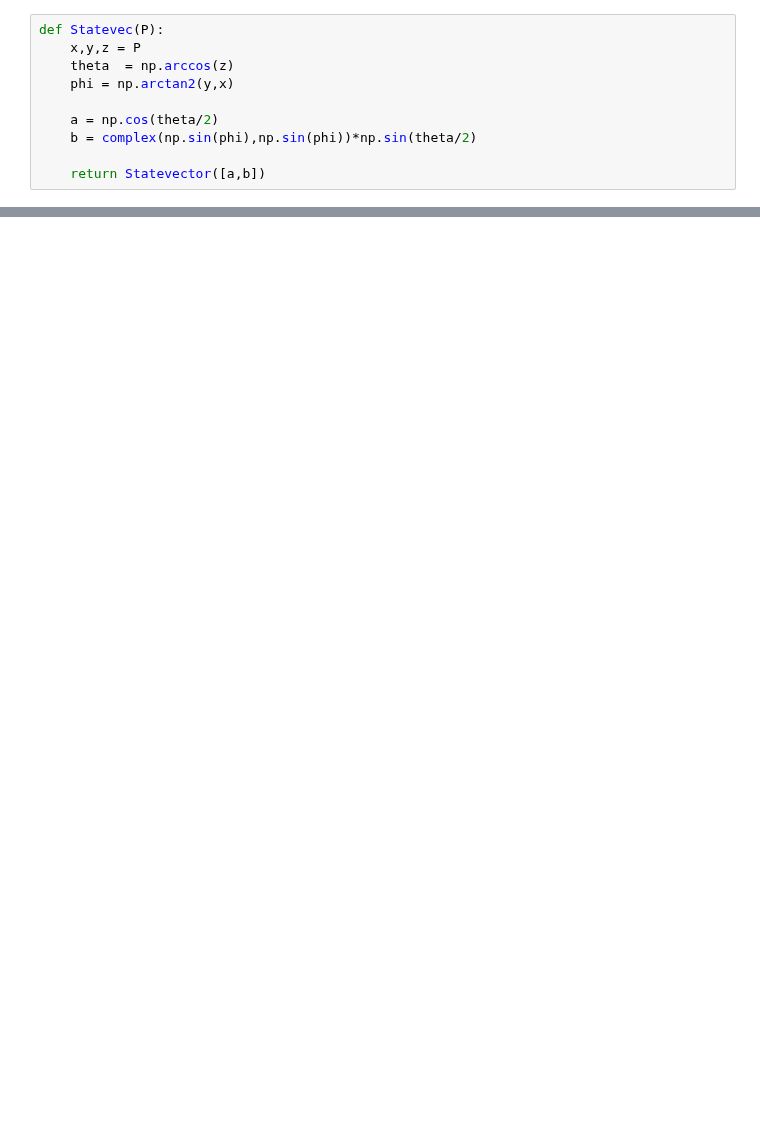
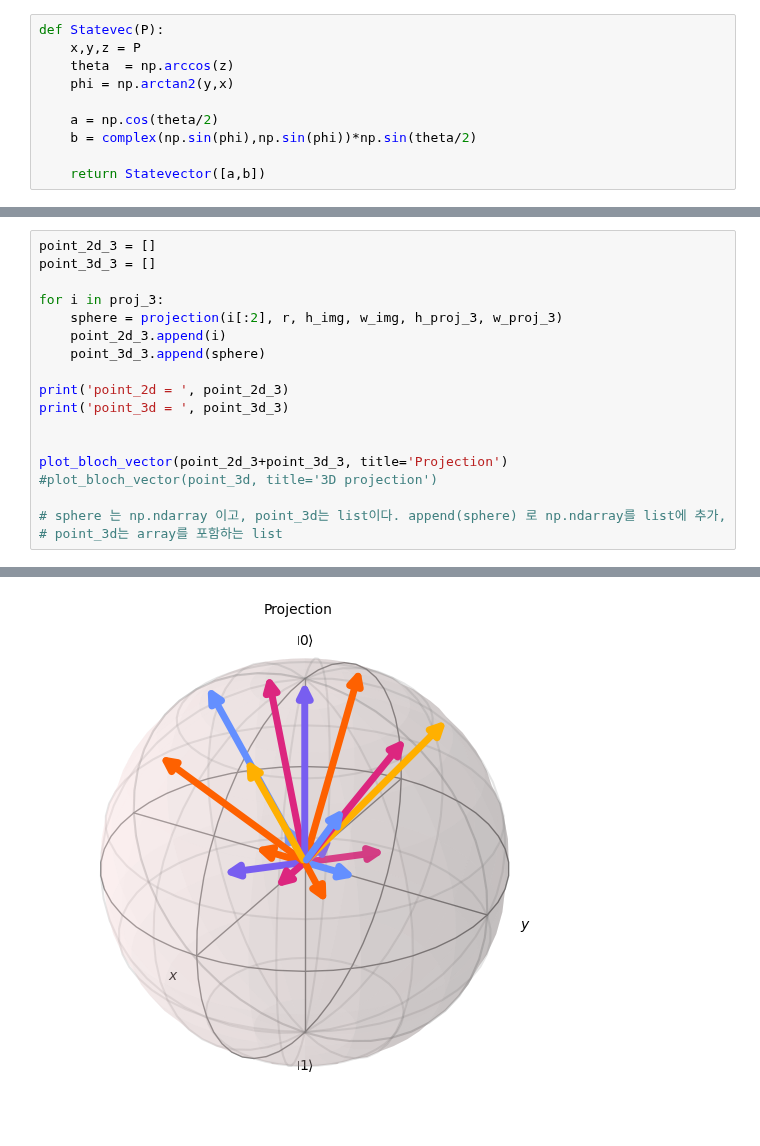
Before and after one commit to ksm999/Stereo, a Jupyter notebook: Quantum_Image_Processing.ipynb, the cells around one changed output, grey strips where cells are left out. Cells and saved outputs as stored; diff of their text form; blank space fills up the shorter version.

```diff
--- a/Quantum_Image_Processing.ipynb
+++ b/Quantum_Image_Processing.ipynb
@@ -116,0 +142,19 @@ def Statevec(P):
+# %%
+point_2d_3 = []
+point_3d_3 = []
+
+for i in proj_3:
+    sphere = projection(i[:2], r, h_img, w_img, h_proj_3, w_proj_3)
+    point_2d_3.append(i)
+    point_3d_3.append(sphere)
+
+print('point_2d = ', point_2d_3)
+print('point_3d = ', point_3d_3)
+
+
+plot_bloch_vector(point_2d_3+point_3d_3, title='Projection')
+#plot_bloch_vector(point_3d, title='3D projection')
+
+# sphere 는 np.ndarray 이고, point_3d는 list이다. append(sphere) 로 np.ndarray를 list에 추가,
+# point_3d는 array를 포함하는 list
+# %% [output]
@@ -116,0 +181 @@ def Statevec(P):
+[figure, added]
```
Also changed, not shown: parts of 8 cells of this notebook, 3 other files.
